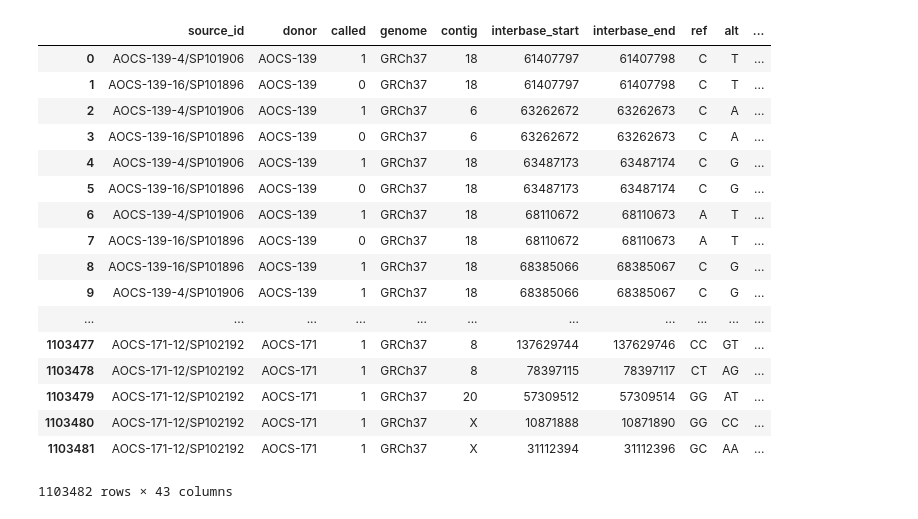
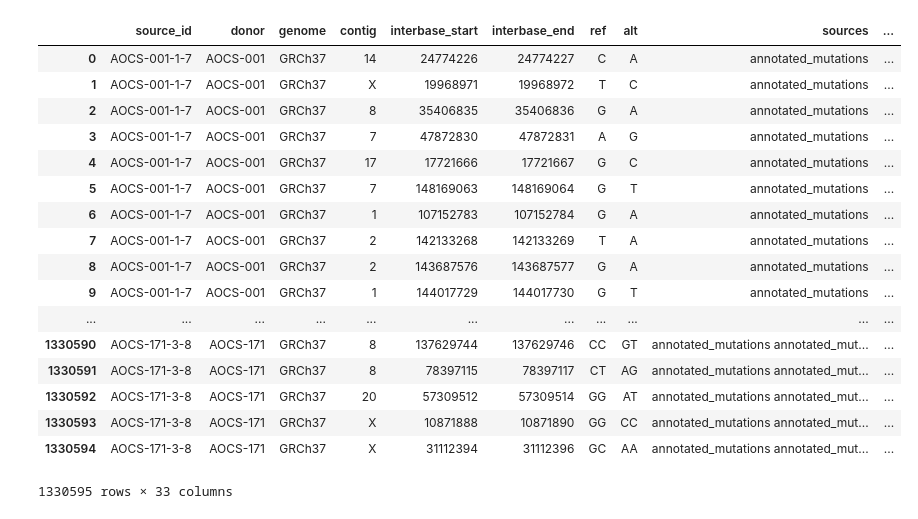
Before and after one commit to hammerlab/paper-aocs-chemo-neoantigens, a Jupyter notebook: notebooks/prepare mutation counts for deconstructsigs.ipynb, the cells around one changed output. Saved outputs shown, nothing was run; the diff lists cells and outputs as text; code cells hidden in the pictures.

Commit message:
start moving old data to data/old

```diff
--- a/notebooks/prepare mutation counts for deconstructsigs.ipynb
+++ b/notebooks/prepare mutation counts for deconstructsigs.ipynb
@@ -43,27 +32,27 @@ import pyfaidx
 # %%
 # Write out mutation counts
-mutations = pandas.read_csv("../data/mutations.csv.bz2", converters={'binding_peptides': eval})
-mutations = mutations.ix[mutations.source_id.str.startswith("AOCS")]
+mutations = pandas.read_csv("../data/derived/annotated_mutations.with_mhc_binders.csv.bz2",
+                            converters={'binding_peptides': lambda x: eval(x) if x else {}})
 mutations
 # %% [output]
-|  | source_id | donor | called | genome | contig | interbase_start | interbase_end | ref | alt | ... |
-| 0 | AOCS-139-4/SP101906 | AOCS-139 | 1 | GRCh37 | 18 | 61407797 | 61407798 | C | T | ... |
-| 1 | AOCS-139-16/SP101896 | AOCS-139 | 0 | GRCh37 | 18 | 61407797 | 61407798 | C | T | ... |
-| 2 | AOCS-139-4/SP101906 | AOCS-139 | 1 | GRCh37 | 6 | 63262672 | 63262673 | C | A | ... |
-| 3 | AOCS-139-16/SP101896 | AOCS-139 | 0 | GRCh37 | 6 | 63262672 | 63262673 | C | A | ... |
-| 4 | AOCS-139-4/SP101906 | AOCS-139 | 1 | GRCh37 | 18 | 63487173 | 63487174 | C | G | ... |
-| 5 | AOCS-139-16/SP101896 | AOCS-139 | 0 | GRCh37 | 18 | 63487173 | 63487174 | C | G | ... |
-| 6 | AOCS-139-4/SP101906 | AOCS-139 | 1 | GRCh37 | 18 | 68110672 | 68110673 | A | T | ... |
-| 7 | AOCS-139-16/SP101896 | AOCS-139 | 0 | GRCh37 | 18 | 68110672 | 68110673 | A | T | ... |
-| 8 | AOCS-139-16/SP101896 | AOCS-139 | 1 | GRCh37 | 18 | 68385066 | 68385067 | C | G | ... |
-| 9 | AOCS-139-4/SP101906 | AOCS-139 | 1 | GRCh37 | 18 | 68385066 | 68385067 | C | G | ... |
+|  | source_id | donor | genome | contig | interbase_start | interbase_end | ref | alt | sources | ... |
+| 0 | AOCS-001-1-7 | AOCS-001 | GRCh37 | 14 | 24774226 | 24774227 | C | A | annotated_mutations | ... |
+| 1 | AOCS-001-1-7 | AOCS-001 | GRCh37 | X | 19968971 | 19968972 | T | C | annotated_mutations | ... |
+| 2 | AOCS-001-1-7 | AOCS-001 | GRCh37 | 8 | 35406835 | 35406836 | G | A | annotated_mutations | ... |
+| 3 | AOCS-001-1-7 | AOCS-001 | GRCh37 | 7 | 47872830 | 47872831 | A | G | annotated_mutations | ... |
+| 4 | AOCS-001-1-7 | AOCS-001 | GRCh37 | 17 | 17721666 | 17721667 | G | C | annotated_mutations | ... |
+| 5 | AOCS-001-1-7 | AOCS-001 | GRCh37 | 7 | 148169063 | 148169064 | G | T | annotated_mutations | ... |
+| 6 | AOCS-001-1-7 | AOCS-001 | GRCh37 | 1 | 107152783 | 107152784 | G | A | annotated_mutations | ... |
+| 7 | AOCS-001-1-7 | AOCS-001 | GRCh37 | 2 | 142133268 | 142133269 | T | A | annotated_mutations | ... |
+| 8 | AOCS-001-1-7 | AOCS-001 | GRCh37 | 2 | 143687576 | 143687577 | G | A | annotated_mutations | ... |
+| 9 | AOCS-001-1-7 | AOCS-001 | GRCh37 | 1 | 144017729 | 144017730 | G | T | annotated_mutations | ... |
 | ... | ... | ... | ... | ... | ... | ... | ... | ... | ... | ... |
-| 1103477 | AOCS-171-12/SP102192 | AOCS-171 | 1 | GRCh37 | 8 | 137629744 | 137629746 | CC | GT | ... |
-| 1103478 | AOCS-171-12/SP102192 | AOCS-171 | 1 | GRCh37 | 8 | 78397115 | 78397117 | CT | AG | ... |
-| 1103479 | AOCS-171-12/SP102192 | AOCS-171 | 1 | GRCh37 | 20 | 57309512 | 57309514 | GG | AT | ... |
-| 1103480 | AOCS-171-12/SP102192 | AOCS-171 | 1 | GRCh37 | X | 10871888 | 10871890 | GG | CC | ... |
-| 1103481 | AOCS-171-12/SP102192 | AOCS-171 | 1 | GRCh37 | X | 31112394 | 31112396 | GC | AA | ... |
+| 1330590 | AOCS-171-3-8 | AOCS-171 | GRCh37 | 8 | 137629744 | 137629746 | CC | GT | annotated_mutations annotated_mut... | ... |
+| 1330591 | AOCS-171-3-8 | AOCS-171 | GRCh37 | 8 | 78397115 | 78397117 | CT | AG | annotated_mutations annotated_mut... | ... |
+| 1330592 | AOCS-171-3-8 | AOCS-171 | GRCh37 | 20 | 57309512 | 57309514 | GG | AT | annotated_mutations annotated_mut... | ... |
+| 1330593 | AOCS-171-3-8 | AOCS-171 | GRCh37 | X | 10871888 | 10871890 | GG | CC | annotated_mutations annotated_mut... | ... |
+| 1330594 | AOCS-171-3-8 | AOCS-171 | GRCh37 | X | 31112394 | 31112396 | GC | AA | annotated_mutations annotated_mut... | ... |
-1103482 rows × 43 columns
+1330595 rows × 33 columns
 # %%
 sources = pandas.read_csv("../data/sources.csv", index_col="source_id")
 sources["source_id"] = sources.index
```
Also changed, not shown: parts of 5 cells of this notebook, 7 other files.
